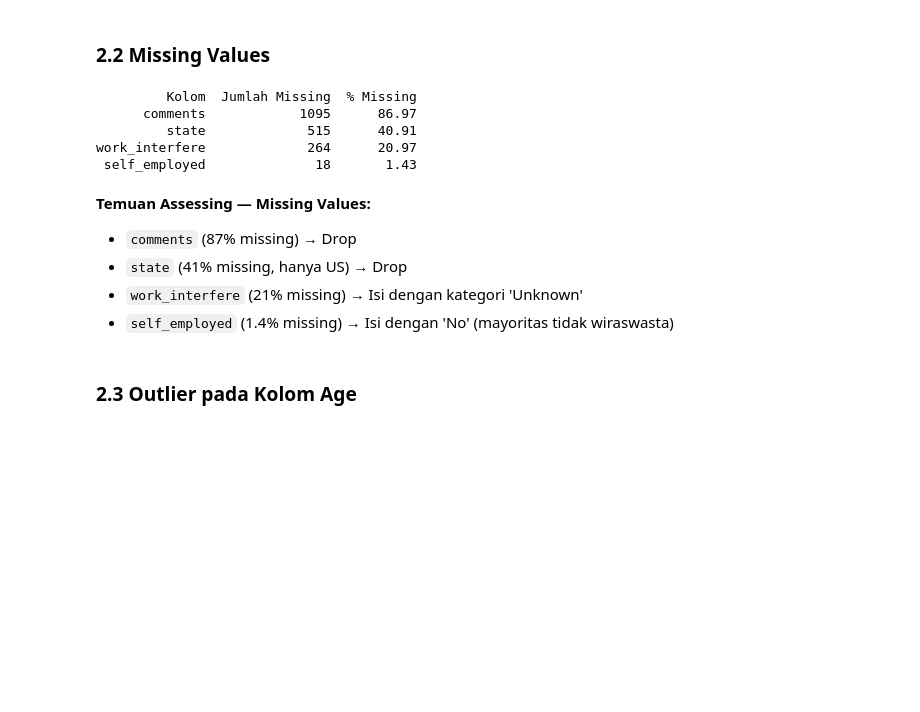
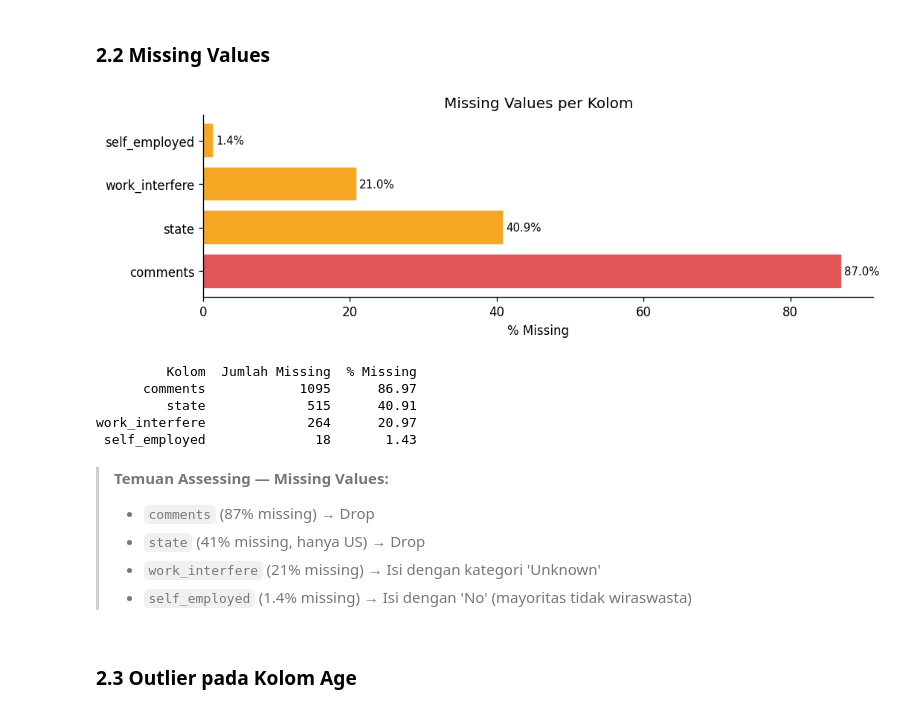
Before and after one commit to danyaryam/data, a Jupyter notebook: PsyScreening.ipynb, the cells around one changed output. Cells and saved outputs as stored; diff of their text form; code cells hidden in the pictures; blank space fills up the shorter version.

```diff
--- a/PsyScreening.ipynb
+++ b/PsyScreening.ipynb
@@ -97,22 +91,32 @@ Jumlah duplikat: 0
 # %%
 missing = df.isnull().sum().reset_index()
 missing.columns = ['Kolom','Jumlah Missing']
 missing['% Missing'] = (missing['Jumlah Missing']/len(df)*100).round(2)
 missing_nonzero = missing[missing['Jumlah Missing']>0].sort_values('Jumlah Missing', ascending=False)
 
+fig, ax = plt.subplots(figsize=(9,3))
+colors = ['#E05555' if x>50 else '#F5A623' for x in missing_nonzero['% Missing']]
+ax.barh(missing_nonzero['Kolom'], missing_nonzero['% Missing'], color=colors, edgecolor='white')
+ax.set_xlabel('% Missing')
+ax.set_title('Missing Values per Kolom')
+for i,(v,nm) in enumerate(zip(missing_nonzero['% Missing'], missing_nonzero['Kolom'])):
+    ax.text(v+0.3, i, f'{v:.1f}%', va='center', fontsize=9)
+plt.tight_layout(); plt.show()
+
 print(missing_nonzero.to_string(index=False))
 # %% [output]
+[figure, added]
          Kolom  Jumlah Missing  % Missing
       comments            1095      86.97
          state             515      40.91
 work_interfere             264      20.97
  self_employed              18       1.43
 # %% [markdown]
-**Temuan Assessing — Missing Values:**
-- `comments` (87% missing) → Drop
-- `state` (41% missing, hanya US) → Drop
-- `work_interfere` (21% missing) → Isi dengan kategori 'Unknown'
-- `self_employed` (1.4% missing) → Isi dengan 'No' (mayoritas tidak wiraswasta)
+> **Temuan Assessing — Missing Values:**
+> - `comments` (87% missing) → Drop
+> - `state` (41% missing, hanya US) → Drop
+> - `work_interfere` (21% missing) → Isi dengan kategori 'Unknown'
+> - `self_employed` (1.4% missing) → Isi dengan 'No' (mayoritas tidak wiraswasta)
 # %% [markdown]
 ### 2.3 Outlier pada Kolom Age
 # %%
```
Also changed, not shown: parts of 34 cells of this notebook.
